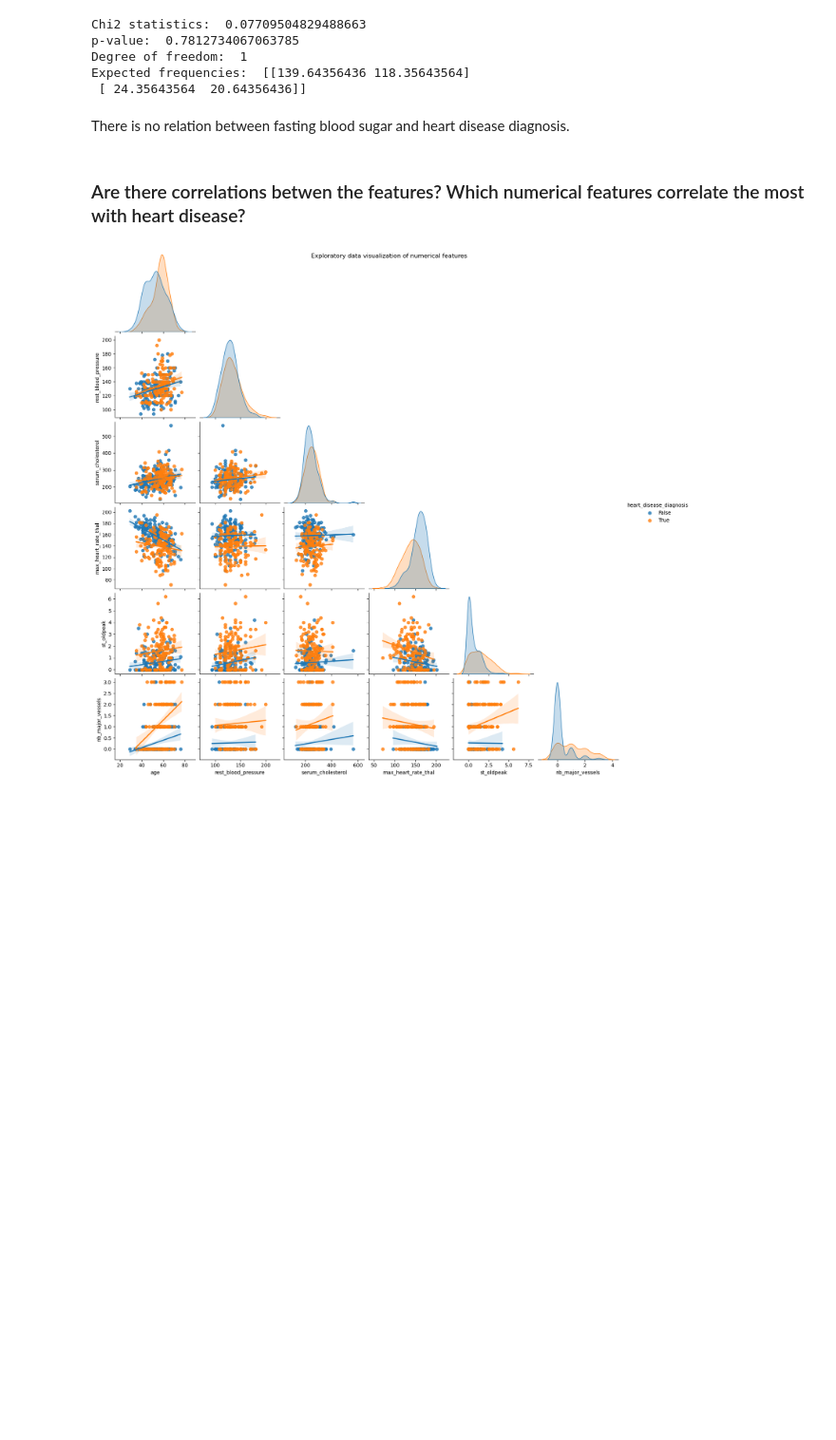
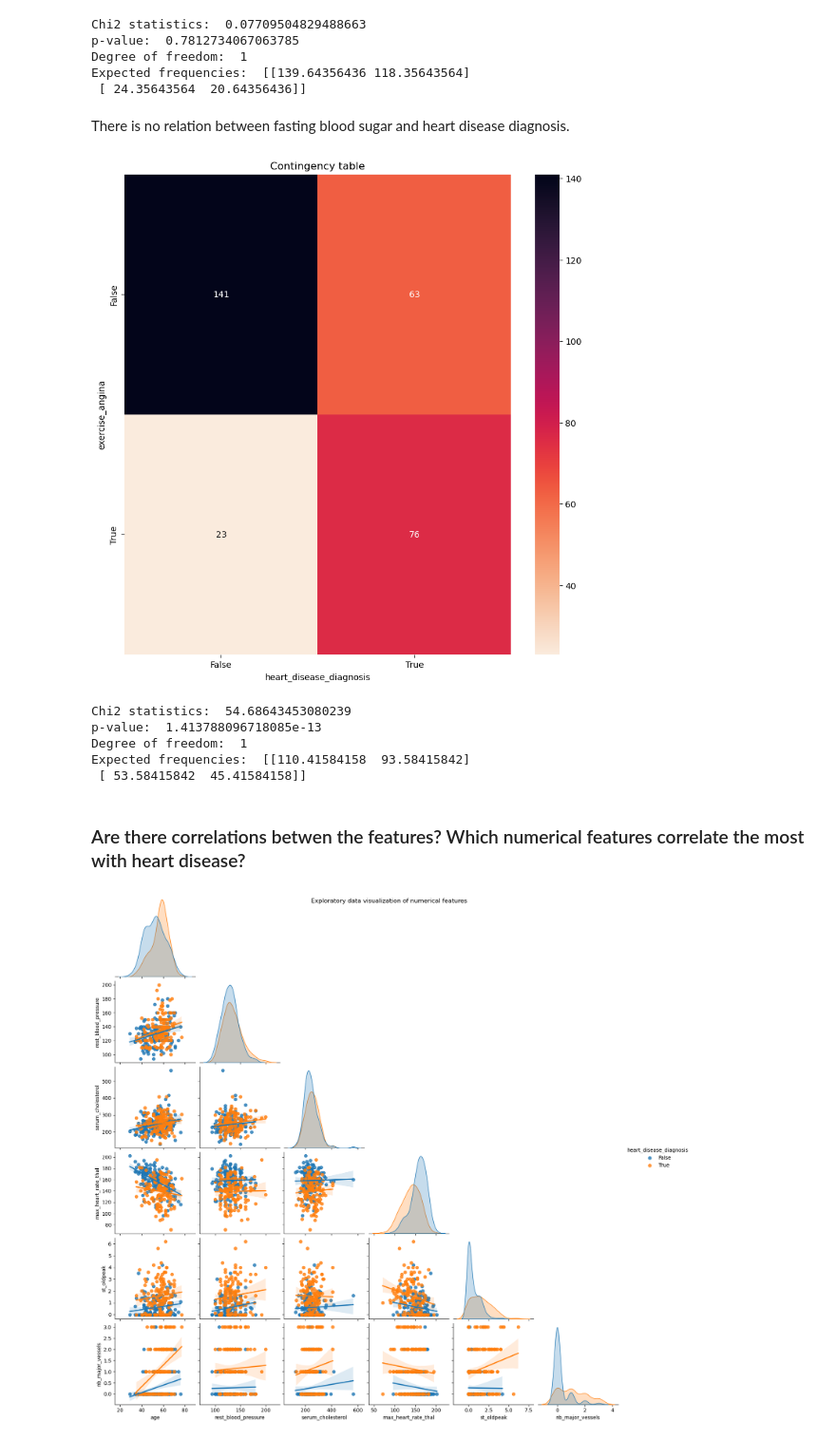
Before and after one commit to paulinedao/heart_disease, a Jupyter notebook: heart_disease/heart_disease.ipynb, the cells around one changed output. Shown at 95% size. Cells and saved outputs as stored; diff of their text form; code cells hidden in the pictures; blank space fills up the shorter version.

```diff
--- a/heart_disease/heart_disease.ipynb
+++ b/heart_disease/heart_disease.ipynb
@@ -383,6 +383,18 @@ Expected frequencies:  [[139.64356436 118.35643564]
  [ 24.35643564  20.64356436]]
 # %% [markdown]
 There is no relation between fasting blood sugar and heart disease diagnosis.
+# %%
+contingency_table(df, 'exercise_angina')
+# %% [output]
+[figure, added]
+# %%
+chi_square_stats(df, 'exercise_angina')
+# %% [output]
+Chi2 statistics:  54.68643453080239
+p-value:  1.413788096718085e-13
+Degree of freedom:  1
+Expected frequencies:  [[110.41584158  93.58415842]
+ [ 53.58415842  45.41584158]]
 # %% [markdown]
 ### Are there correlations betwen the features? Which numerical features correlate the most with heart disease?
 # %%
```
Also changed, not shown: parts of 1 cell of this notebook, 5 other files.
